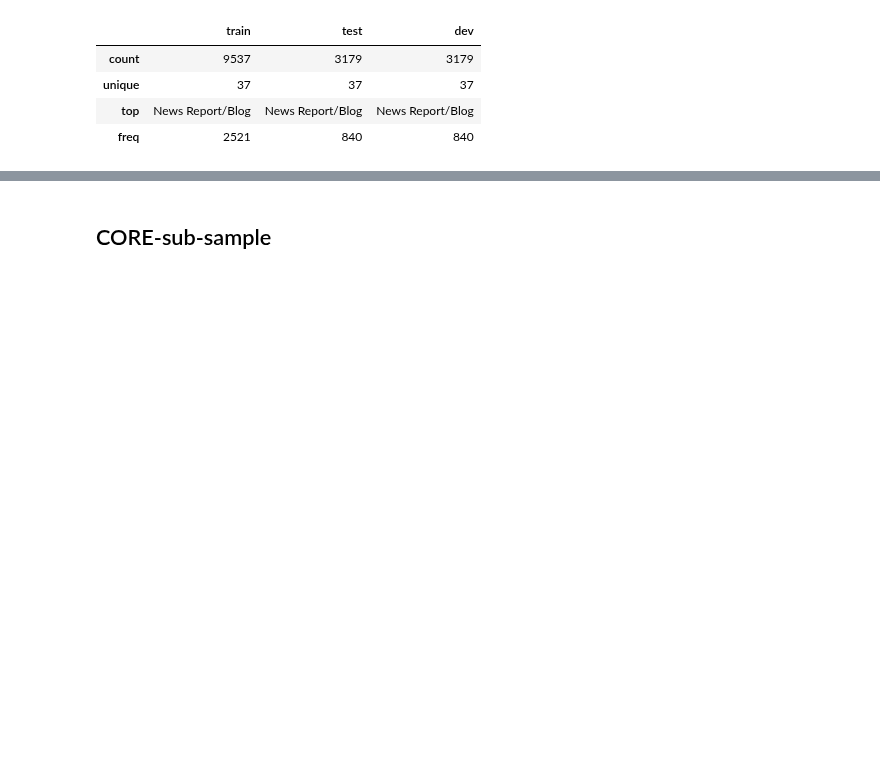
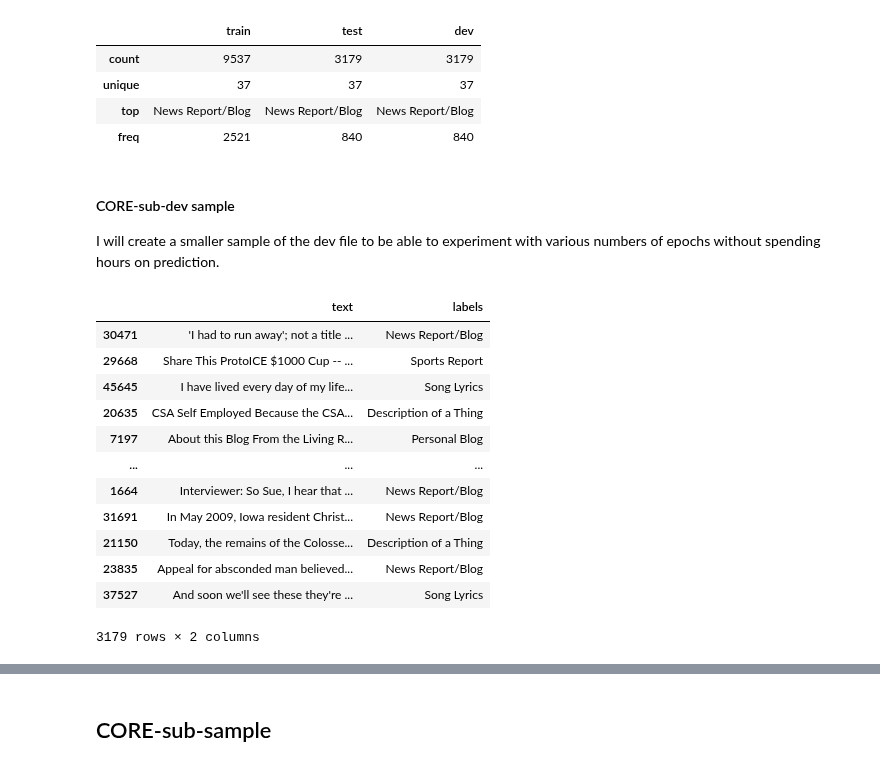
Before and after one commit to TajaKuzman/Genre-Datasets-Comparison, a Jupyter notebook: data-preparation-code/1-Data-Preparation-CORE.ipynb, the cells around one changed output, grey strips where cells are left out. Cells and saved outputs as stored; diff of their text form; code cells hidden in the pictures; blank space fills up the shorter version.

```diff
--- a/data-preparation-code/1-Data-Preparation-CORE.ipynb
+++ b/data-preparation-code/1-Data-Preparation-CORE.ipynb
@@ -907,3 +952,24 @@ df.describe()
 train.to_csv("/home/tajak/Genre-Datasets-Comparison/Genre-Datasets-Comparison/data-splits/CORE-sub-subset-train.csv")
 test.to_csv("/home/tajak/Genre-Datasets-Comparison/Genre-Datasets-Comparison/data-splits/CORE-sub-subset-test.csv")
 dev.to_csv("/home/tajak/Genre-Datasets-Comparison/Genre-Datasets-Comparison/data-splits/CORE-sub-subset-dev.csv")
+# %% [markdown]
+#### CORE-sub-dev sample
+I will create a smaller sample of the dev file to be able to experiment with various numbers of epochs without spending hours on prediction.
+# %%
+# Import CORE-sub-subset-dev dataset
+dev = pd.read_csv("/home/tajak/Genre-Datasets-Comparison/Genre-Datasets-Comparison/data-splits/CORE-sub-subset-dev.csv", index_col = 0)
+dev
+# %% [output]
+|  | text | labels |
+| 30471 | 'I had to run away'; not a title ... | News Report/Blog |
+| 29668 | Share This ProtoICE $1000 Cup -- ... | Sports Report |
+| 45645 | I have lived every day of my life... | Song Lyrics |
+| 20635 | CSA Self Employed Because the CSA... | Description of a Thing |
+| 7197 | About this Blog From the Living R... | Personal Blog |
+| ... | ... | ... |
+| 1664 | Interviewer: So Sue, I hear that ... | News Report/Blog |
+| 31691 | In May 2009, Iowa resident Christ... | News Report/Blog |
+| 21150 | Today, the remains of the Colosse... | Description of a Thing |
+| 23835 | Appeal for absconded man believed... | News Report/Blog |
+| 37527 | And soon we'll see these they're ... | Song Lyrics |
+3179 rows × 2 columns
```
Also changed, not shown: parts of 6 cells of this notebook, 3 other files.
